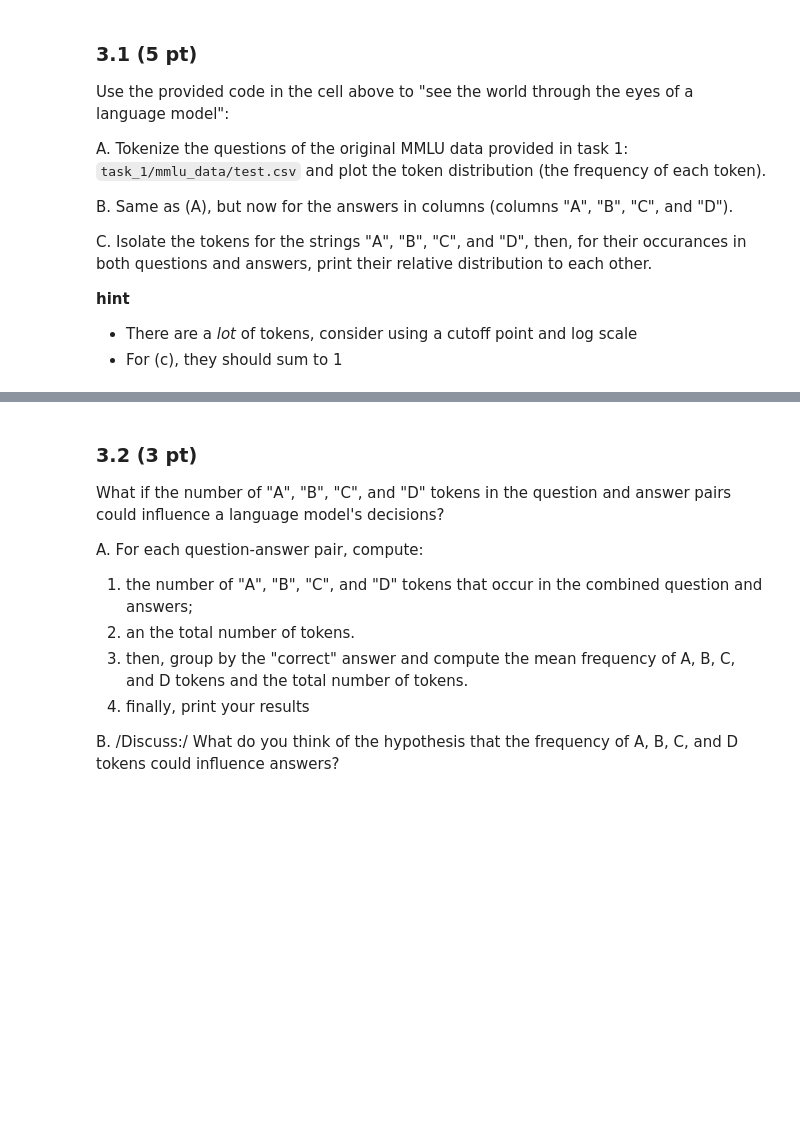
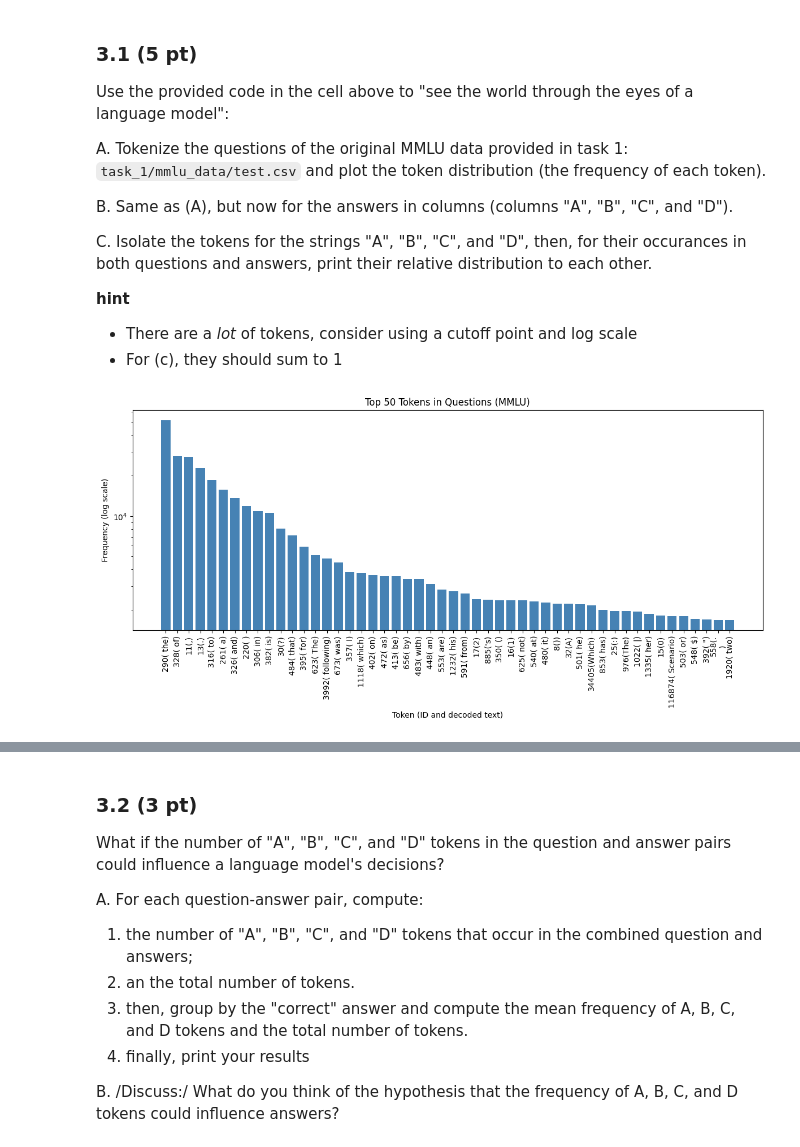
Before and after one commit to PavelDetvan/Data-Analysis, a Jupyter notebook: clinic1/DA-clinic1-empty.ipynb, the cells around one changed output, grey strips where cells are left out. Saved outputs shown, nothing was run; the diff lists cells and outputs as text; code cells hidden in the pictures; blank space fills up the shorter version.

```diff
--- a/clinic1/DA-clinic1-empty.ipynb
+++ b/clinic1/DA-clinic1-empty.ipynb
@@ -1032,0 +1113,39 @@ C. Isolate the tokens for the strings "A", "B", "C", and "D", then, for their oc
+# %%
+#A
+
+# Load data
+df_test = pd.read_csv('data/task_1/mmlu_data/test.csv')
+questions = df_test['question'].astype(str).tolist()
+
+# Tokenize all questions using tokenize_text()
+all_tokens_questions = []
+for q in questions:
+    tokens = tokenize_text(q)
+    all_tokens_questions.extend(tokens)
+
+# Count the frequency of each token
+token_counts_q = Counter(all_tokens_questions)
+
+# Plot the top 50 most frequent tokens
+top_n = 50
+top_tokens_q = token_counts_q.most_common(top_n)
+tokens_top, freqs_top = zip(*top_tokens_q)
+
+# Get the tokenizer encoding to decode tokens to human-readable text
+enc = tiktoken.encoding_for_model('gpt-4o')
+
+# Create x-axis labels that show both token id and its decoded text
+xtick_labels = [f"{t }({enc.decode([t])})" for t in tokens_top]
+
+# Create a bar plot
+plt.figure(figsize=(12,6))
+plt.bar(range(top_n), freqs_top, color='steelblue')
+plt.yscale('log')
+plt.xlabel('Token (ID and decoded text)')
+plt.ylabel('Frequency (log scale)')
+plt.title('Top 50 Tokens in Questions (MMLU)')
+plt.xticks(range(top_n), xtick_labels, rotation=90)
+plt.tight_layout()
+plt.show()
+# %% [output]
+[figure, added]
```
Also changed, not shown: parts of 10 cells of this notebook, 1 other file.
